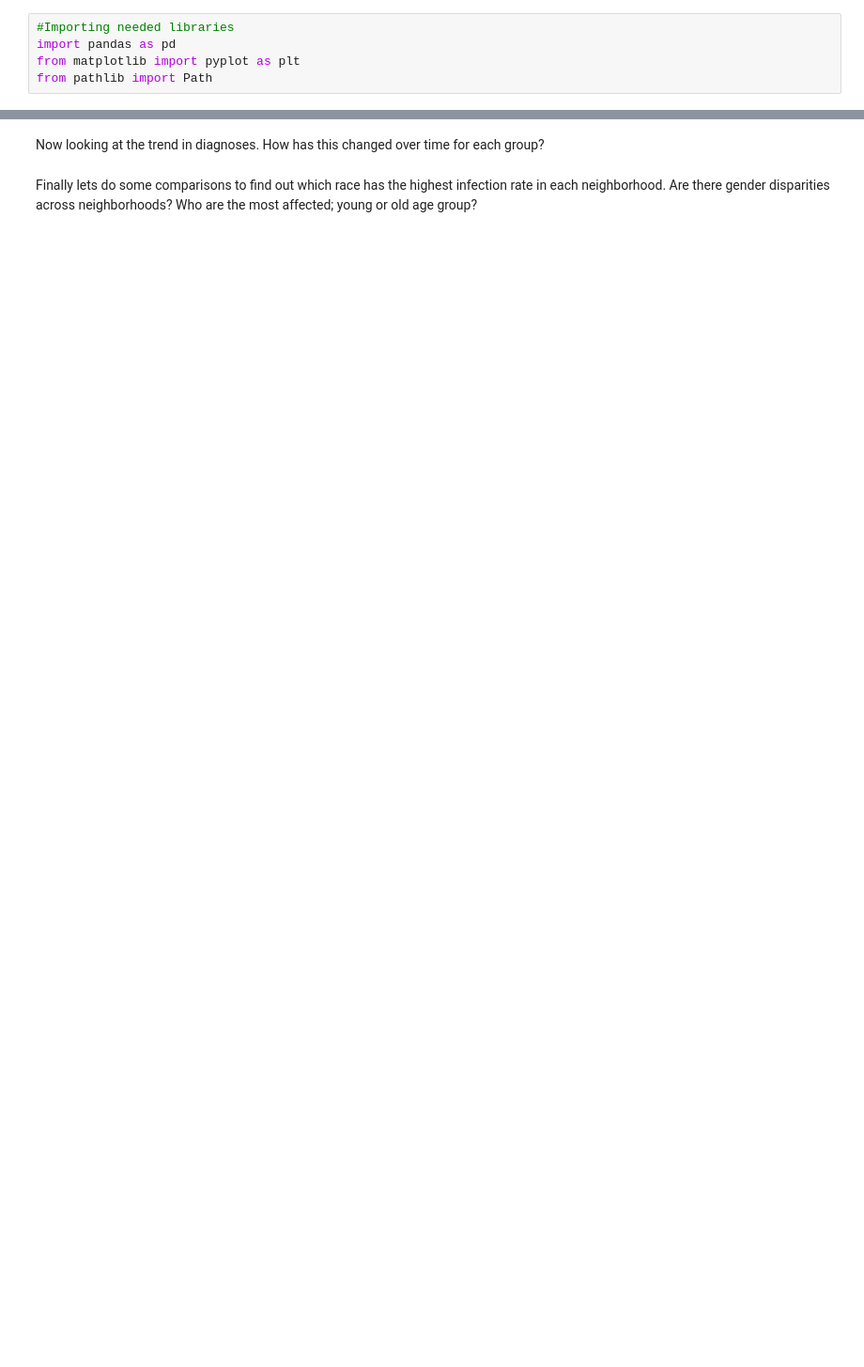
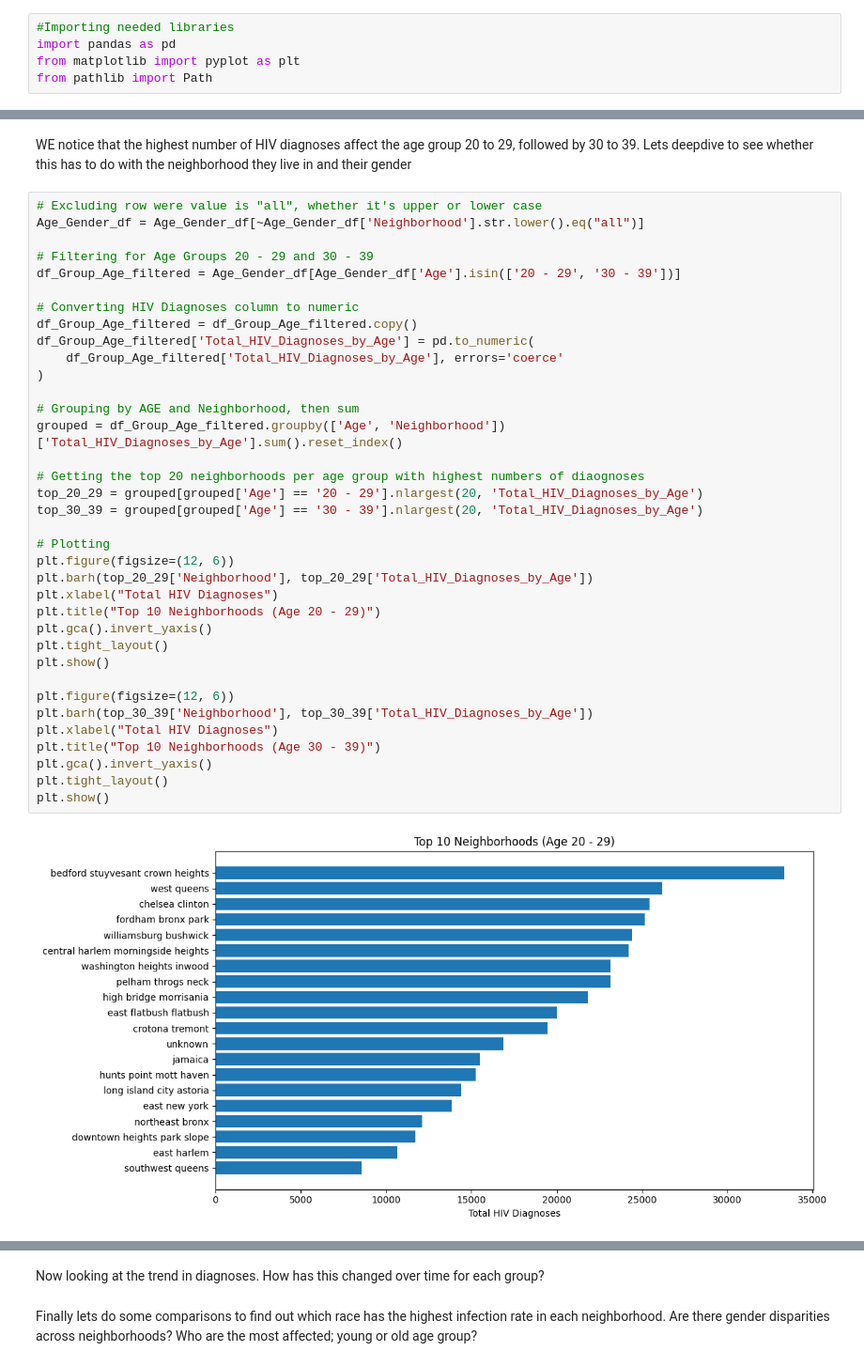
Before and after one commit to Victoire03/HIV_and_AIDS_Infections_in_New_York_City, a Jupyter notebook: Data_vizualization.ipynb, the cells around one changed output, grey strips where cells are left out. Shown at 94% size. Drawn from its saved outputs; the diff is of its cells as text; blank space fills up the shorter version.

```diff
--- a/Data_vizualization.ipynb
+++ b/Data_vizualization.ipynb
@@ -11,0 +73,40 @@ Lets start by finding the total cases by race, age group, sex, and neighborhood
+# %% [markdown]
+WE notice that the highest number of HIV diagnoses affect the age group 20 to 29, followed by 30 to 39. Lets deepdive to see whether this has to do with the neighborhood they live in and their gender
+# %%
+# Excluding row were value is "all", whether it's upper or lower case
+Age_Gender_df = Age_Gender_df[~Age_Gender_df['Neighborhood'].str.lower().eq("all")]
+
+# Filtering for Age Groups 20 - 29 and 30 - 39
+df_Group_Age_filtered = Age_Gender_df[Age_Gender_df['Age'].isin(['20 - 29', '30 - 39'])]
+
+# Converting HIV Diagnoses column to numeric
+df_Group_Age_filtered = df_Group_Age_filtered.copy()
+df_Group_Age_filtered['Total_HIV_Diagnoses_by_Age'] = pd.to_numeric(
+    df_Group_Age_filtered['Total_HIV_Diagnoses_by_Age'], errors='coerce'
+)
+
+# Grouping by AGE and Neighborhood, then sum
+grouped = df_Group_Age_filtered.groupby(['Age', 'Neighborhood'])['Total_HIV_Diagnoses_by_Age'].sum().reset_index()
+
+# Getting the top 20 neighborhoods per age group with highest numbers of diaognoses
+top_20_29 = grouped[grouped['Age'] == '20 - 29'].nlargest(20, 'Total_HIV_Diagnoses_by_Age')
+top_30_39 = grouped[grouped['Age'] == '30 - 39'].nlargest(20, 'Total_HIV_Diagnoses_by_Age')
+
+# Plotting
+plt.figure(figsize=(12, 6))
+plt.barh(top_20_29['Neighborhood'], top_20_29['Total_HIV_Diagnoses_by_Age'])
+plt.xlabel("Total HIV Diagnoses")
+plt.title("Top 10 Neighborhoods (Age 20 - 29)")
+plt.gca().invert_yaxis()
+plt.tight_layout()
+plt.show()
+
+plt.figure(figsize=(12, 6))
+plt.barh(top_30_39['Neighborhood'], top_30_39['Total_HIV_Diagnoses_by_Age'])
+plt.xlabel("Total HIV Diagnoses")
+plt.title("Top 10 Neighborhoods (Age 30 - 39)")
+plt.gca().invert_yaxis()
+plt.tight_layout()
+plt.show()
+# %% [output]
+[figure, added]
```
Also changed, not shown: parts of 8 cells of this notebook.
